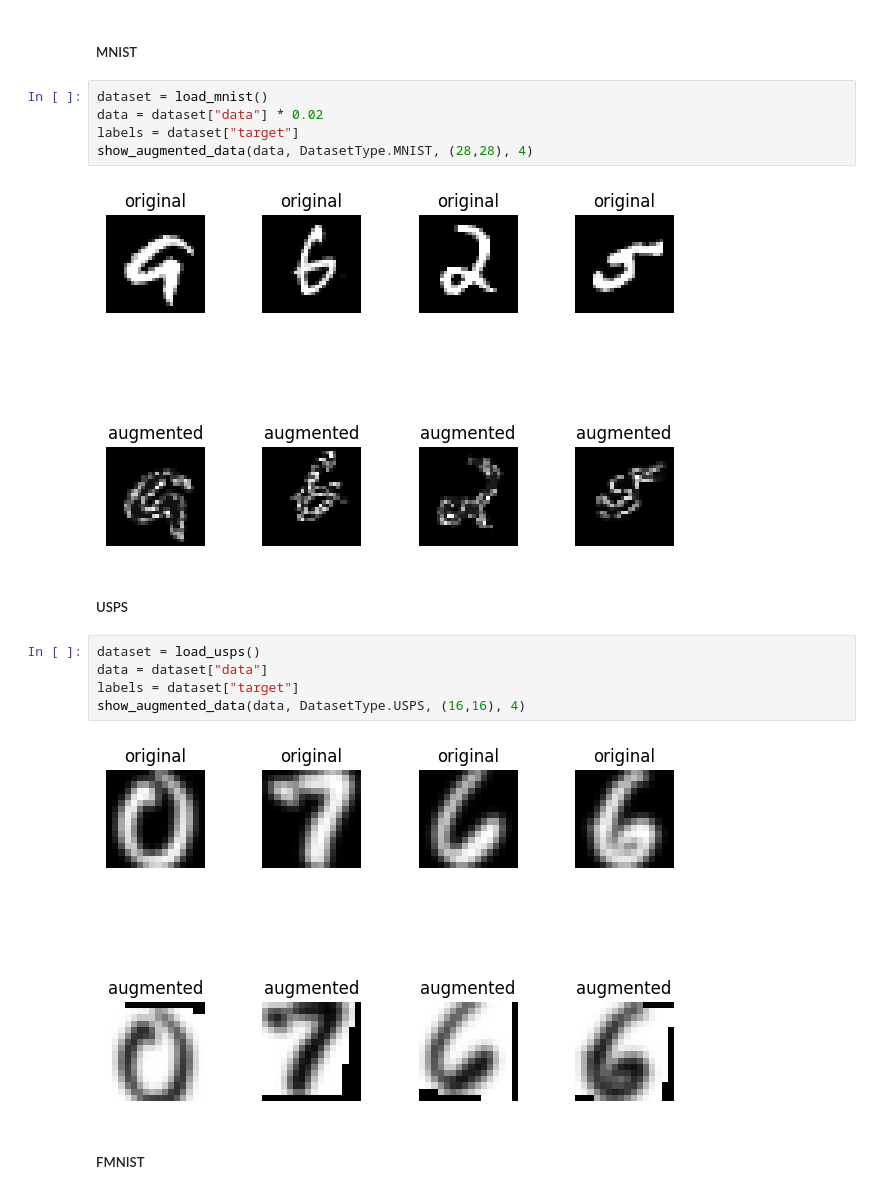
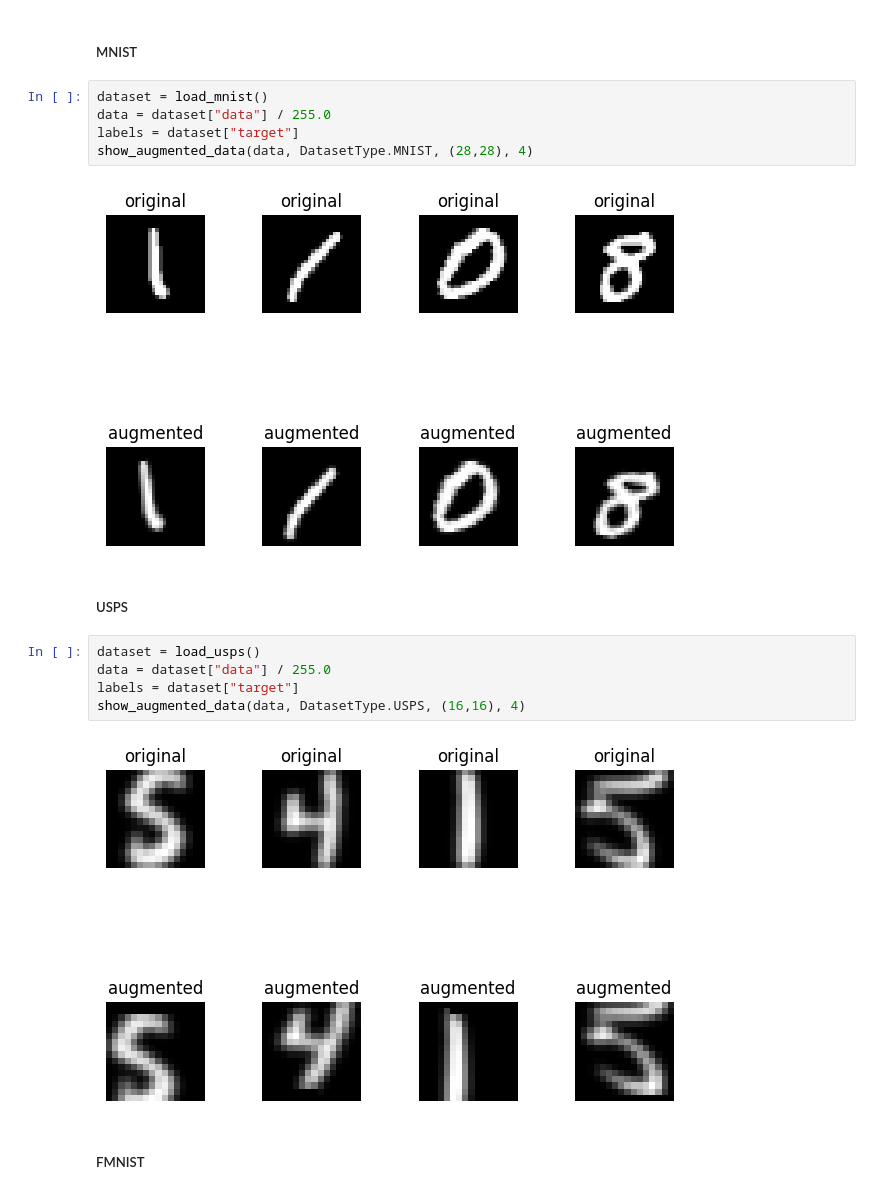
Before and after one commit to julianSchilcher/LMU_Master_Practical_SoSe24, a Jupyter notebook: practical/DeepClustering/DeepECT/deepect.ipynb, the cells around one changed output. Saved outputs shown, nothing was run; the diff lists cells and outputs as text.

Commit message:
removed results and changed scaling + augmentation of datasets to produce more logical results

```diff
--- a/practical/DeepClustering/DeepECT/deepect.ipynb
+++ b/practical/DeepClustering/DeepECT/deepect.ipynb
@@ -179,20 +188,20 @@ def show_augmented_data(data: np.ndarray, dataset_type: DatasetType, image_size:
 ##### MNIST
 # %%
 dataset = load_mnist()
-data = dataset["data"] * 0.02
+data = dataset["data"] / 255.0
 labels = dataset["target"]
 show_augmented_data(data, DatasetType.MNIST, (28,28), 4)
 # %% [output]
-[figure, old version]
+[figure, new version]
 # %% [markdown]
 ##### USPS
 # %%
 dataset = load_usps()
-data = dataset["data"]
+data = dataset["data"] / 255.0
 labels = dataset["target"]
 show_augmented_data(data, DatasetType.USPS, (16,16), 4)
 # %% [output]
-[figure, old version]
+[figure, new version]
 # %% [markdown]
 ##### FMNIST
 # %%
```
Also changed, not shown: parts of 3 cells of this notebook, 14 other files.
